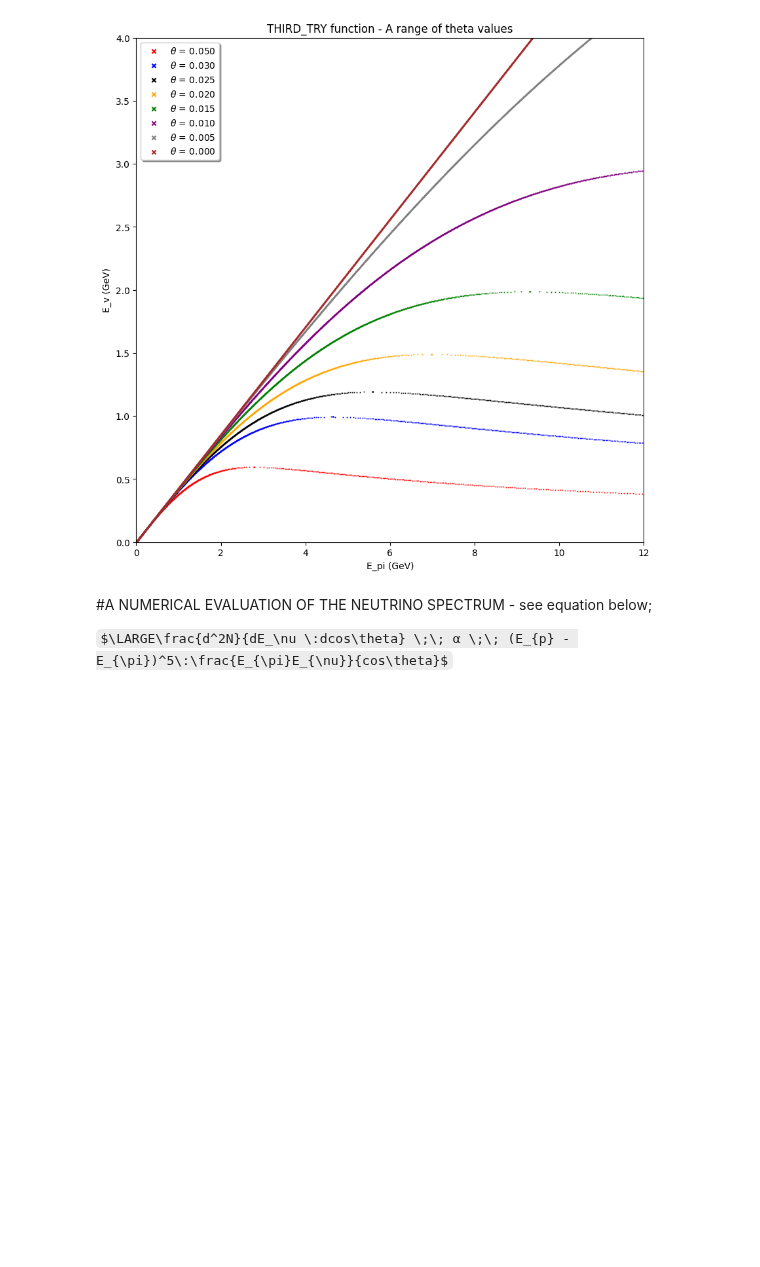
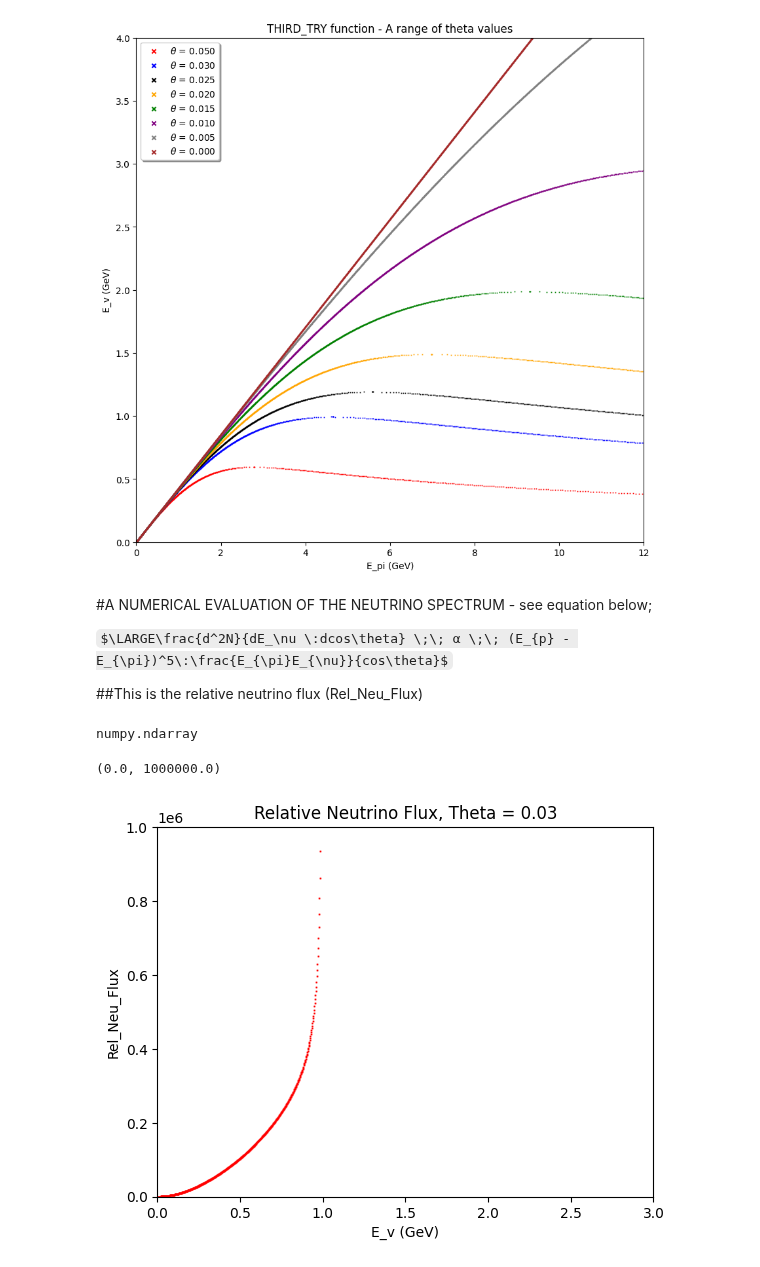
Before and after one commit to MrD0balina/Fourth-Year-Project---Neutrino-Oscillations, a Jupyter notebook: Defining_The_Plotting_Functions_Lists.ipynb, the cells around one changed output. Cells and saved outputs as stored; diff of their text form; code cells hidden in the pictures; some formulas as TeX source; blank space fills up the shorter version.

```diff
--- a/Defining_The_Plotting_Functions_Lists.ipynb
+++ b/Defining_The_Plotting_Functions_Lists.ipynb
@@ -555,12 +555,43 @@ plt.show()
 #A NUMERICAL EVALUATION OF THE NEUTRINO SPECTRUM - see equation below;
 
 $\LARGE\frac{d^2N}{dE_\nu \:dcos\theta} \;\; α \;\; (E_{p} - E_{\pi})^5\:\frac{E_{\pi}E_{\nu}}{cos\theta}$
+
+
+##This is the relative neutrino flux (Rel_Neu_Flux)
 # %%
 # E_v =
 
-# theta =
+theta = 0.03
 
 m_pi = 139.6 * ( 10 ** -3 )        # Units = GeV
 E_v_star = 29.8 * ( 10 ** -3 )     # Units = GeV
 
-E_proton = 120                     # Units = GeV  ( Source = https://en.wikipedia.org/wiki/Fermilab#Fermilab_Accelerator_Complex )
+E_pro = 12                     # Units = GeV  ( Source = https://en.wikipedia.org/wiki/Fermilab#Fermilab_Accelerator_Complex )
+
+E_v = np.linspace( 0 , 1 , 500 )
+# %%
+
+
+cos_theta_star = (  ( 1 - ( ( E_v ** 2 ) / ( E_v_star ** 2 ) ) * ( ( 1 / ( ( cos(theta) ) ** 2 ) ) - 1 ) ) ** ( 1 / 2 ) )
+
+E_pi = (  (m_pi * E_v )    /  (   E_v_star * ( 1 + cos_theta_star )  )   )
+
+Rel_Neu_Flux = ( ( ( E_pro - E_pi ) ** 5 ) * ( ( E_pi * E_v ) / ( cos_theta_star ) ) )
+# %%
+type(Rel_Neu_Flux)
+
+#display(Rel_Neu_Flux)
+# %% [output]
+numpy.ndarray
+# %%
+plt.scatter( E_v , Rel_Neu_Flux , s = 0.2 , c = "r" , marker = "x" )
+
+plt.title("Relative Neutrino Flux, Theta = 0.03")
+plt.xlabel("E_v (GeV)")
+plt.ylabel("Rel_Neu_Flux")
+
+plt.xlim(0, 3)
+plt.ylim(0, 1e6)
+# %% [output]
+(0.0, 1000000.0)
+[figure, added]
```
Also changed, not shown: parts of 3 cells of this notebook.
